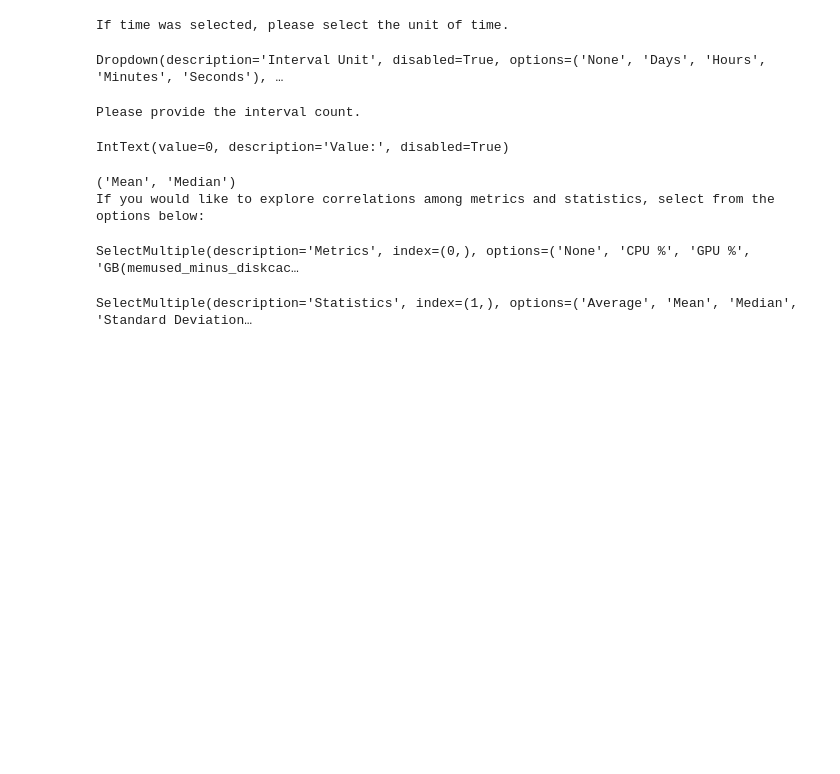
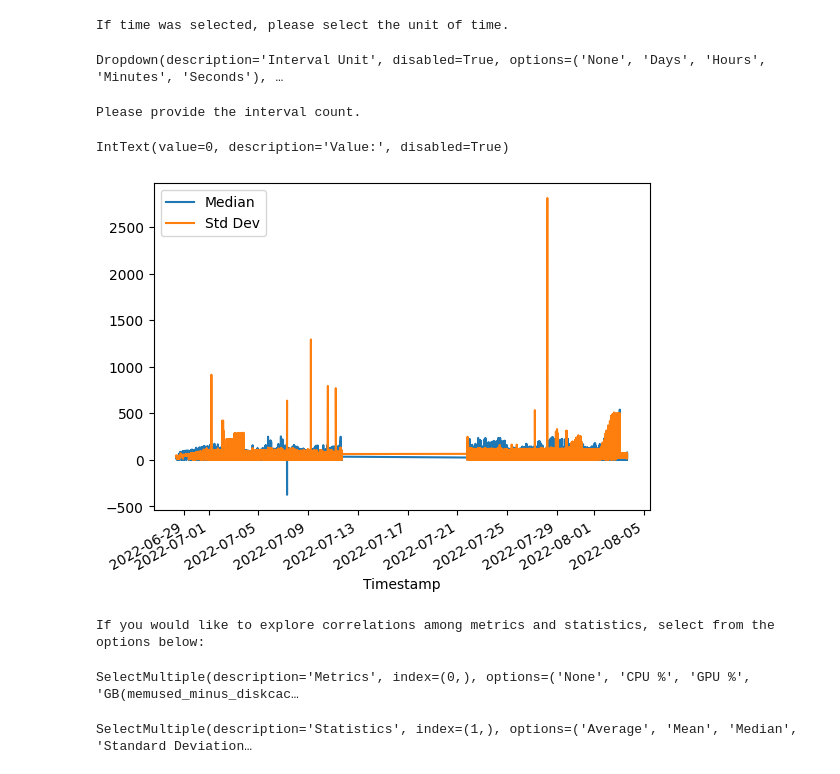
Before and after one commit to j-mckerracher/fresco-updates, a Jupyter notebook: Proposed-Updated-Analytics-Notebook-Design.ipynb, the cells around one changed output. Drawn from its saved outputs; the diff is of its cells as text; code cells hidden in the pictures; blank space fills up the shorter version.

Commit message:
Working on time series graphs for basic stats.

```diff
--- a/Proposed-Updated-Analytics-Notebook-Design.ipynb
+++ b/Proposed-Updated-Analytics-Notebook-Design.ipynb
@@ -80,7 +80,11 @@ SelectMultiple(description='Options:', index=(0,), options=('None', 'Remove Rows
 # -------------- CELL 3 --------------
 
 # get timeseries from the DB
-time_series_df = nbf.get_time_series_from_database(start_time.value.strftime('%Y-%m-%d %H:%M:%S'), end_time.value.strftime('%Y-%m-%d %H:%M:%S'))
+# time_series_df = nbf.get_time_series_from_database(start_time.value.strftime('%Y-%m-%d %H:%M:%S'), end_time.value.strftime('%Y-%m-%d %H:%M:%S'))
+
+# TODO: REMOVE WHEN DONE WITH DEV
+time_series_df = pd.read_csv("job_ts_metrics_july2022_anon.csv")
+# TODO: REMOVE WHEN DONE WITH DEV
 
 # get the account logs from the DB
 account_log_df = nbf.get_account_log_from_database(start_time.value.strftime('%Y-%m-%d %H:%M:%S'), end_time.value.strftime('%Y-%m-%d %H:%M:%S'))
@@ -298,63 +302,95 @@ IntText(value=0, description='Value:', disabled=True)
 # -------------- CELL 6 --------------
 # Convert the 'Timestamp' columns to datetime
 time_series_df['Timestamp'] = pd.to_datetime(time_series_df['Timestamp'])
-account_log_df['Timestamp'] = pd.to_datetime(account_log_df['Timestamp'])
+# account_log_df['Timestamp'] = pd.to_datetime(account_log_df['Timestamp'])
 
 # set the 'Timestamp' column as the index
 time_series_df = time_series_df.set_index('Timestamp')
-account_log_df = account_log_df.set_index('Timestamp')
+# account_log_df = account_log_df.set_index('Timestamp')
 
 # sort each by timestamp
 time_series_df = time_series_df.sort_index()
-account_log_df = account_log_df.sort_index()
+# account_log_df = account_log_df.sort_index()
 
 df_avg, df_mean, df_median, df_std = pd.DataFrame(), pd.DataFrame(), pd.DataFrame(), pd.DataFrame()
+time_map = {'Days': 'D', 'Hours': 'H', 'Minutes': 'T', 'Seconds': 'S'}
+
+pdf, cdf, ratio = False, False, False
 
 # Calculate stats:
-plot_count = 0
 for choice in stats.value:
     if choice == "Average":
-        df_avg = nbf.get_average(time_series_df)
-        plot_count += 1
+        if interval_type.value == "Time":
+            df_avg = nbf.get_average(time_series_df, True, f"{time_value.value}{time_map[time_units.value]}")
+        elif interval_type.value == "Count":
+            df_avg = nbf.get_average(time_series_df, True, time_value.value)
+        else:
+            df_avg = nbf.get_average(time_series_df)
     if choice == "Mean":
-        df_mean = nbf.get_mean(time_series_df)
-        plot_count += 1
+        if interval_type.value == "Time":
+            df_mean = nbf.get_mean(time_series_df, True, f"{time_value.value}{time_map[time_units.value]}")
+        elif interval_type.value == "Count":
+            df_mean = nbf.get_mean(time_series_df, True, time_value.value)
+        else:
+            df_mean = nbf.get_mean(time_series_df)
     if choice == "Median":
-        df_median = nbf.get_median(time_series_df)
-        plot_count += 1
+        if interval_type.value == "Time":
+            df_median = nbf.get_median(time_series_df, True, f"{time_value.value}{time_map[time_units.value]}")
+        elif interval_type.value == "Count":
+            df_median = nbf.get_median(time_series_df, True, time_value.value)
+        else:
+            df_median = nbf.get_median(time_series_df)
     if choice == "Standard Deviation":
-        df_std = nbf.get_standard_deviation(time_series_df)
-        plot_count += 1
+        if interval_type.value == "Time":
+            df_std = nbf.get_standard_deviation(time_series_df, True, f"{time_value.value}{time_map[time_units.value]}")
+        elif interval_type.value == "Count":
+            df_std = nbf.get_standard_deviation(time_series_df, True, time_value.value)
+        else:
+            df_std = nbf.get_standard_deviation(time_series_df)
     if choice == "PDF":
-        pass
+        pdf = True
     if choice == "CDF":
-        pass
+        cdf = True
     if choice == "Ratio of Data Outside Threshold":
-        pass
+        ratio = True
 
 # Display statistical data of the average, mean, median, and std dev dataframes (for each that have data)
+for choice in stats.value:
+    if choice == "Average":
+        df_avg['Value'].plot(label='Average')
+    if choice == "Mean":
+        df_mean['Value'].plot(label='Mean')
+    if choice == "Median":
+        df_median['Value'].plot(label='Median')
+    if choice == "Standard Deviation":
+        df_std['Value'].plot(label='Std Dev')
+
+plt.legend(loc='upper left')
+plt.show()
+
+# plt.plot(df_median['Value'].to_list(), df_median['Timestamp'].to_list())
 
 
 # Give the user the option to calculate correlations
 print("If you would like to explore correlations among metrics and statistics, select from the options below:")
 
 correlations = widgets.SelectMultiple(
     options=['None', 'CPU %', 'GPU %', 'GB(memused_minus_diskcache)', 'GB(memused)', 'GB/s', 'MB/s'],
     value=['None'],
     description='Metrics',
     disabled=False
 )
 
 stats = widgets.SelectMultiple(
     options=['Average', 'Mean', 'Median', 'Standard Deviation', 'PDF', 'CDF', 'Ratio of Data Outside Threshold'],
     value=['Mean'],
     description='Statistics',
     disabled=False
 )
 
 display(correlations, stats)
 # %% [output]
+[figure, added]
-('Mean', 'Median')
 If you would like to explore correlations among metrics and statistics, select from the options below:
 SelectMultiple(description='Metrics', index=(0,), options=('None', 'CPU %', 'GPU %', 'GB(memused_minus_diskcac…
 SelectMultiple(description='Statistics', index=(1,), options=('Average', 'Mean', 'Median', 'Standard Deviation…
```
Also changed, not shown: parts of 1 cell of this notebook, 1 other file.
